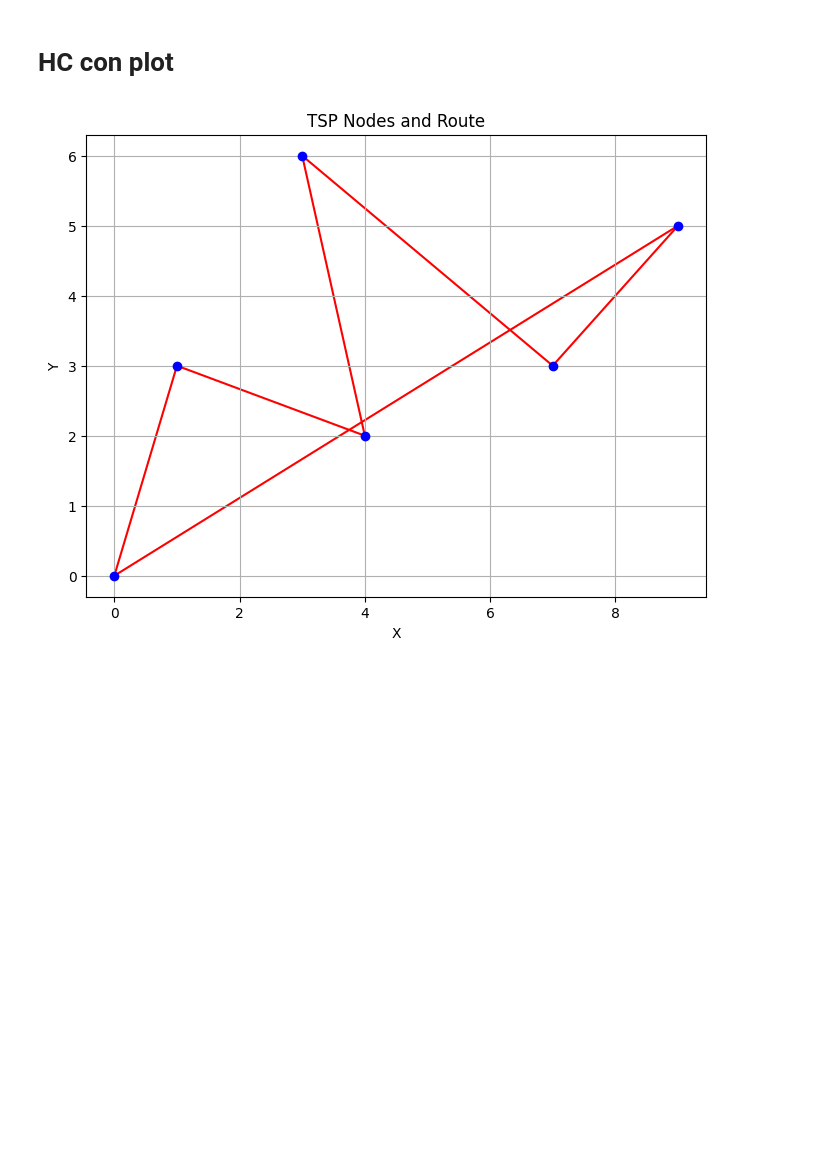
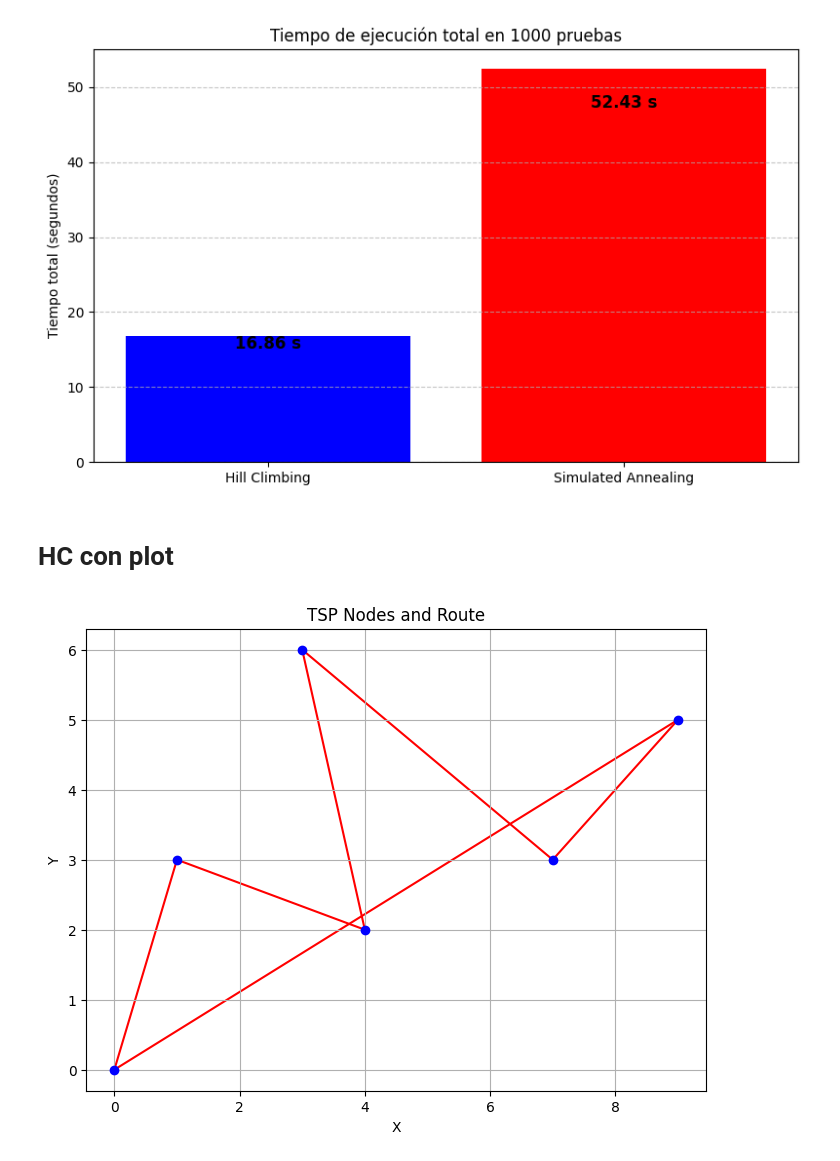
Before and after one commit to kevinluyo42/UTEC_DS-IA, a Jupyter notebook: 1_hill_climbing_n_queens.ipynb, the cells around one changed output. Cells and saved outputs as stored; diff of their text form; code cells hidden in the pictures; blank space fills up the shorter version.

```diff
--- a/1_hill_climbing_n_queens.ipynb
+++ b/1_hill_climbing_n_queens.ipynb
@@ -94,3 +128,18 @@ array([2, 1, 3, 0])
+# %%
+plt.figure(figsize=(8, 5))
+plt.bar(["Hill Climbing", "Simulated Annealing"], [total_time_hc, total_time_sa], color=["blue", "red"])
+plt.ylabel("Tiempo total (segundos)")
+plt.title("Tiempo de ejecución total en 1000 pruebas")
+plt.grid(axis="y", linestyle="--", alpha=0.7)
+
+# Agregar etiquetas debajo de cada barra con el tiempo exacto
+for i, tiempo in enumerate([total_time_hc, total_time_sa]):
+    plt.text(i, tiempo * 0.9, f"{tiempo:.2f} s", ha="center", fontsize=12, fontweight="bold", color="black")
+
+plt.tight_layout()
+plt.show()
+# %% [output]
+[figure, added]
 # %% [markdown]
 # HC con plot
 # %%
```
Also changed, not shown: parts of 16 cells of this notebook.
